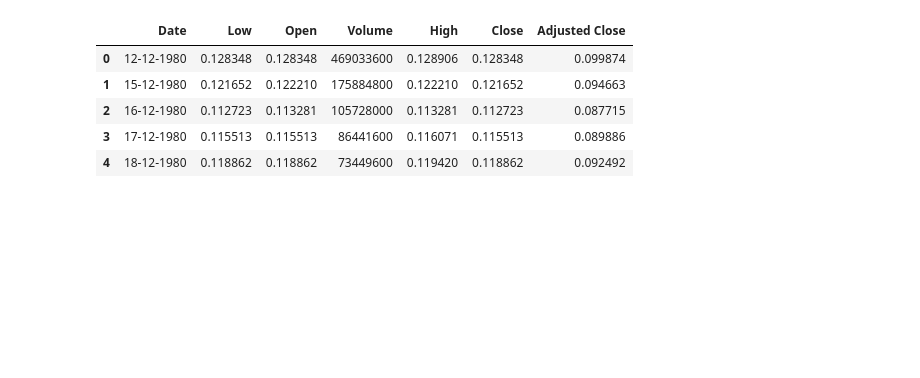
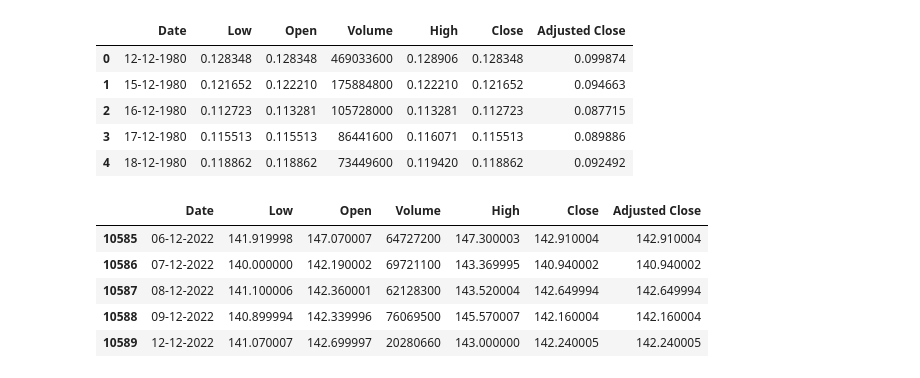
Before and after one commit to farhanarrafi/UNT-CS-Machine-Learning-Project, a Jupyter notebook: MachineLearning_Project.ipynb, the cells around one changed output. Cells and saved outputs as stored; diff of their text form; code cells hidden in the pictures; blank space fills up the shorter version.

```diff
--- a/MachineLearning_Project.ipynb
+++ b/MachineLearning_Project.ipynb
@@ -161,3 +127,12 @@ dataset_stock_sp500_AAPL.head()
 | 2 | 16-12-1980 | 0.112723 | 0.113281 | 105728000 | 0.113281 | 0.112723 | 0.087715 |
 | 3 | 17-12-1980 | 0.115513 | 0.115513 | 86441600 | 0.116071 | 0.115513 | 0.089886 |
 | 4 | 18-12-1980 | 0.118862 | 0.118862 | 73449600 | 0.119420 | 0.118862 | 0.092492 |
+# %%
+dataset_stock_sp500_AAPL.tail()
+# %% [output]
+|  | Date | Low | Open | Volume | High | Close | Adjusted Close |
+| 10585 | 06-12-2022 | 141.919998 | 147.070007 | 64727200 | 147.300003 | 142.910004 | 142.910004 |
+| 10586 | 07-12-2022 | 140.000000 | 142.190002 | 69721100 | 143.369995 | 140.940002 | 140.940002 |
+| 10587 | 08-12-2022 | 141.100006 | 142.360001 | 62128300 | 143.520004 | 142.649994 | 142.649994 |
+| 10588 | 09-12-2022 | 140.899994 | 142.339996 | 76069500 | 145.570007 | 142.160004 | 142.160004 |
+| 10589 | 12-12-2022 | 141.070007 | 142.699997 | 20280660 | 143.000000 | 142.240005 | 142.240005 |
```
Also changed, not shown: parts of 15 cells of this notebook.
